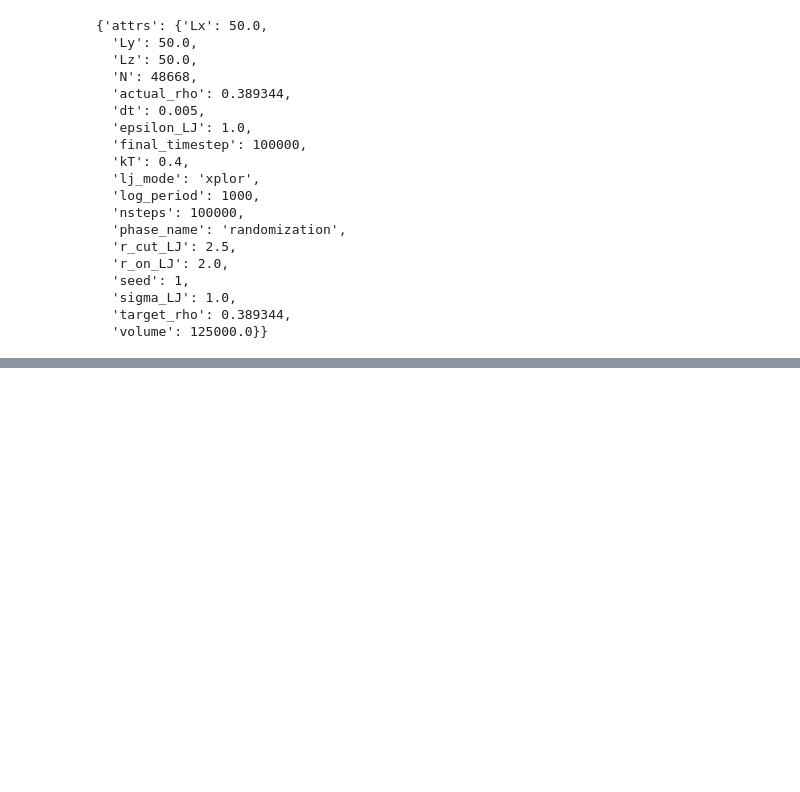
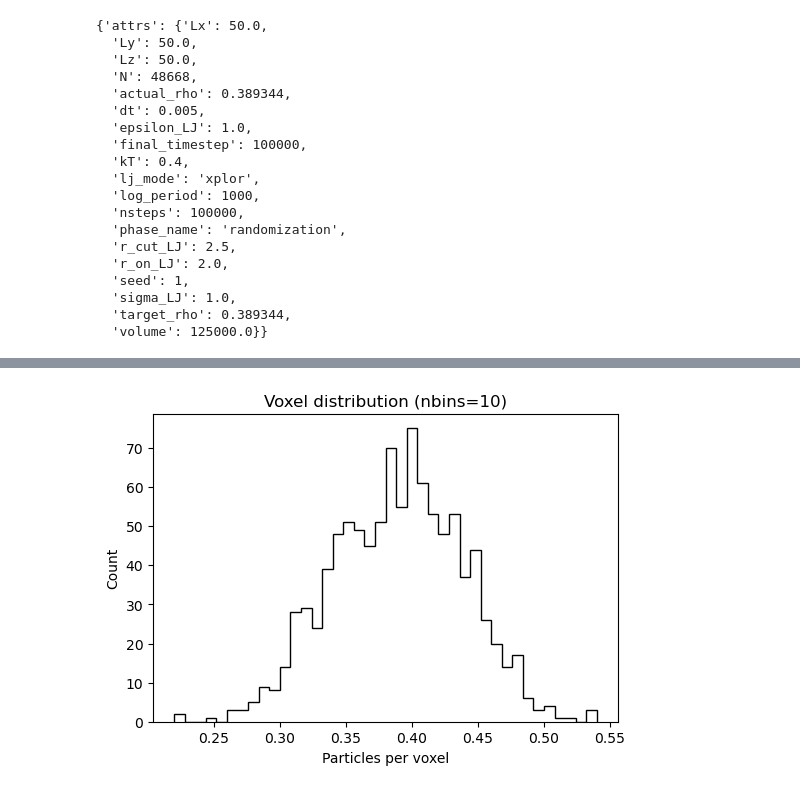
Before and after one commit to SBC-Collaboration/MDsims, a Jupyter notebook: Sandbox2.ipynb, the cells around one changed output, grey strips where cells are left out. Saved outputs shown, nothing was run; the diff lists cells and outputs as text; code cells hidden in the pictures; blank space fills up the shorter version.

```diff
--- a/Sandbox2.ipynb
+++ b/Sandbox2.ipynb
@@ -119,0 +172,7 @@ log['metadata']
+# %%
+sim = hoomd.Simulation(device=hoomd.device.GPU(), seed=1)
+sim.create_state_from_snapshot(frame)
+
+vh.plot_voxel_histogram(sim, nbins=10, use_density=False);
+# %% [output]
+[figure, added]
```
Also changed, not shown: parts of 6 cells of this notebook.
